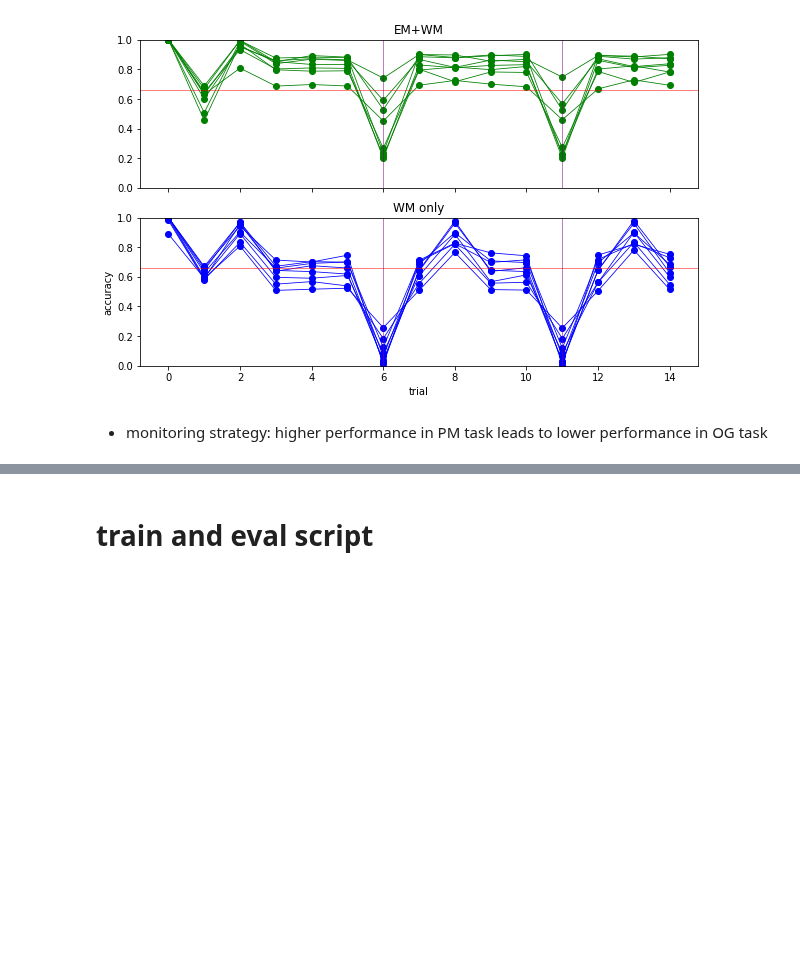
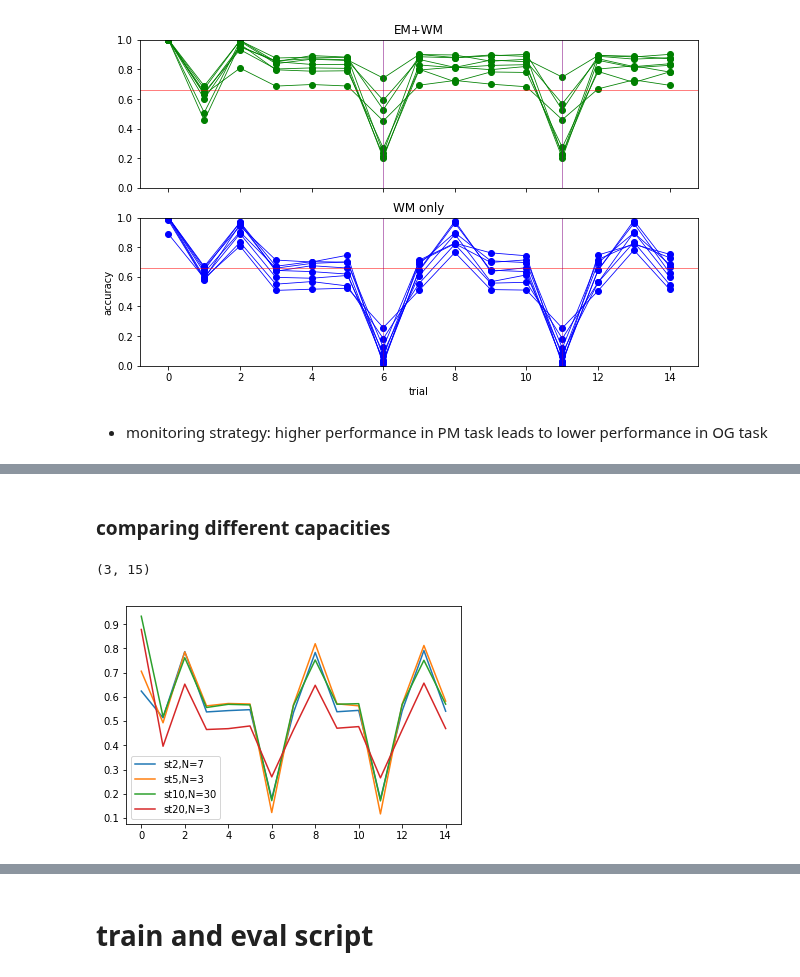
Before and after one commit to andrebeu/PM, a Jupyter notebook: pmtask.ipynb, the cells around one changed output, grey strips where cells are left out. Cells and saved outputs as stored; diff of their text form; code cells hidden in the pictures; blank space fills up the shorter version.

```diff
--- a/pmtask.ipynb
+++ b/pmtask.ipynb
@@ -151,0 +152,17 @@ plt.savefig('figures/individual_difference_in_monitoring_costs')
+# %% [markdown]
+### comparing different capacities
+# %%
+accD = {}
+for stsize in [2,5,10,20]:
+  accD[stsize] = load_score('purewm_%i*'%stsize).mean(1)
+# %%
+for stsize,acc in accD.items():
+  M = acc.mean(0)
+  S = acc.std(0)/np.sqrt(len(acc))
+  plt.plot(M,label='st%i,N=%i'%(stsize,len(acc)))
+
+plt.legend()
+acc.shape
+# %% [output]
+(3, 15)
+[figure, added]
```
Also changed, not shown: parts of 3 cells of this notebook, 4 other files.
